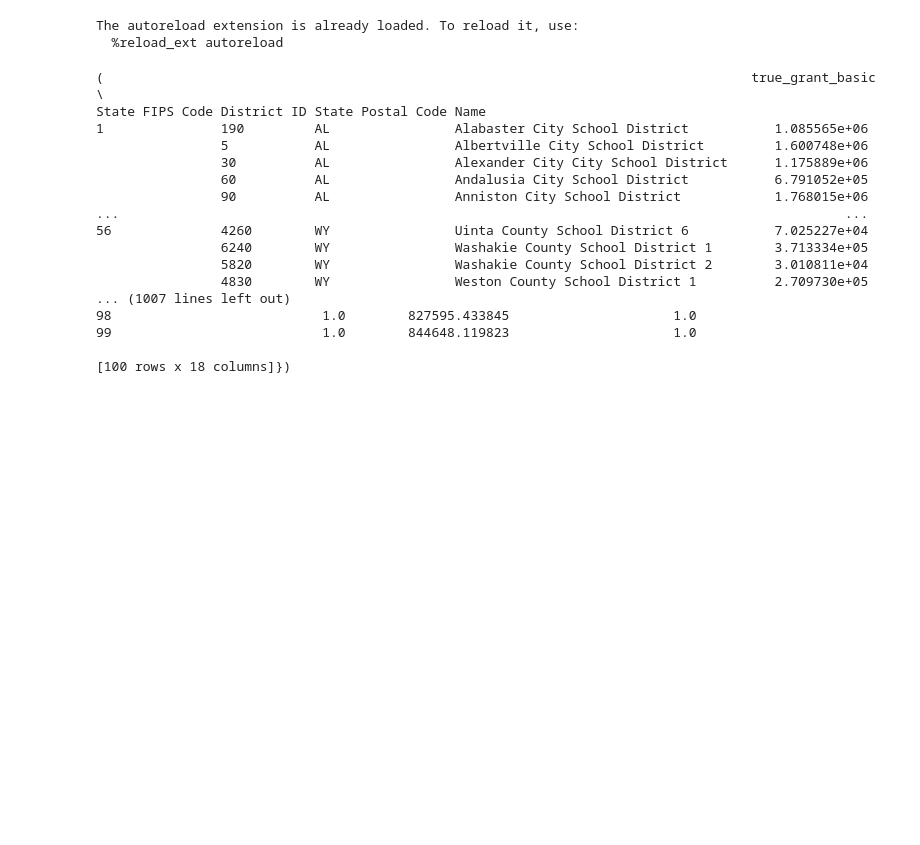
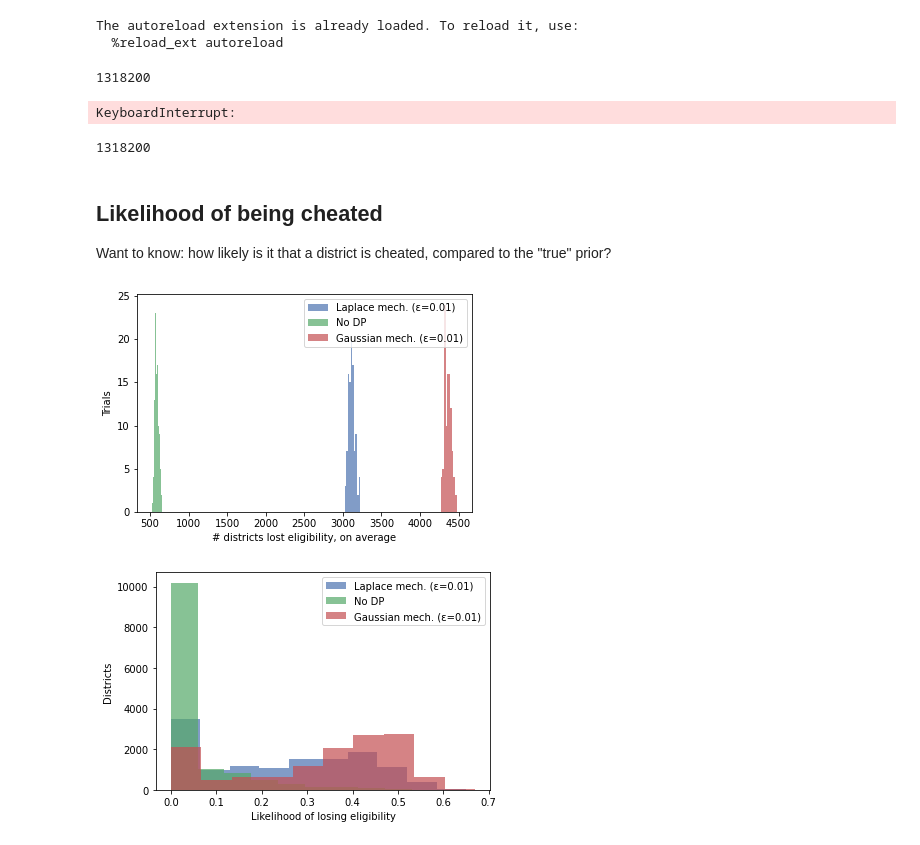
Before and after one commit to ryansteed/dp-policy, a Jupyter notebook: notebooks/plot_sampling.ipynb, the cells around one changed output. Saved outputs shown, nothing was run; the diff lists cells and outputs as text; code cells hidden in the pictures; blank space fills up the shorter version.

```diff
--- a/notebooks/plot_sampling.ipynb
+++ b/notebooks/plot_sampling.ipynb
@@ -34,10 +36,11 @@ with open('../results/bootstrap/results_nondp.pkl', 'wb') as handle:
 results.to_csv('../results/bootstrap/results_nondp.csv')
 # %%
 delta = 1e-6
-for epsilon in [2.52]:
+for epsilon in [0.01, 2.52]:
     # Laplace
     mech = Sampled(saipe, mechanism=LaplaceMech, epsilon=epsilon, delta=delta)
     results, results_laplace = collect_results(saipe, mech, sppe, num_runs=NUM_RUNS)
+    print(len(results))
     with open('../results/bootstrap/results_laplace_eps={}.pkl'.format(epsilon), 'wb') as handle:
         pickle.dump(results_laplace, handle)
     results.to_csv('../results/bootstrap/results_laplace_eps={}.csv'.format(epsilon))
@@ -45,38 +48,70 @@ for epsilon in [2.52]:
     # Gaussian
     mech = Sampled(saipe, mechanism=GaussianMech, epsilon=epsilon, delta=delta)
     results, results_gaussian = collect_results(saipe, mech, sppe, num_runs=NUM_RUNS)
+    print(len(results))
     with open('../results/bootstrap/results_gaussian_eps={}.pkl'.format(epsilon), 'wb') as handle:
         pickle.dump(results_gaussian, handle)
     results.to_csv('../results/bootstrap/results_gaussian_eps={}.csv'.format(epsilon))
 # %% [output]
-(                                                                                   true_grant_basic  \
-State FIPS Code District ID State Postal Code Name
-1               190         AL                Alabaster City School District           1.085565e+06
-                5           AL                Albertville City School District         1.600748e+06
-                30          AL                Alexander City City School District      1.175889e+06
-                60          AL                Andalusia City School District           6.791052e+05
-                90          AL                Anniston City School District            1.768015e+06
-...                                                                                             ...
-56              4260        WY                Uinta County School District 6           7.025227e+04
-                6240        WY                Washakie County School District 1        3.713334e+05
-                5820        WY                Washakie County School District 2        3.010811e+04
-                4830        WY                Weston County School District 1          2.709730e+05
-... (1007 lines left out)
-98                           1.0        827595.433845                     1.0
-99                           1.0        844648.119823                     1.0
-
-[100 rows x 18 columns]})
+1318200
+KeyboardInterrupt:
 # %%
 col_grant = "basic" # choices: basic, targeted, concentration, total
 epsilon = 0.01
 # %%
 with open("../results/bootstrap/results_nondp.pkl", 'rb') as handle:
     results_sampling = pickle.load(handle)
+df_sampling = pd.read_csv("../results/bootstrap/results_nondp.csv")
 
 path_laplace = "../results/bootstrap/results_laplace_eps={}.pkl".format(epsilon)
 with open(path_laplace, 'rb') as handle:
     results_laplace = pickle.load(handle)
+df_laplace = pd.read_csv("../results/bootstrap/results_laplace_eps={}.csv".format(epsilon))
+print(len(df_laplace))
 
 path_gaussian = "../results/bootstrap/results_gaussian_eps={}.pkl".format(epsilon)
 with open(path_gaussian, 'rb') as handle:
     results_gaussian = pickle.load(handle)
+df_gaussian = pd.read_csv("../results/bootstrap/results_gaussian_eps={}.csv".format(epsilon))
+# %% [output]
+1318200
+# %% [markdown]
+## Likelihood of being cheated
+
+Want to know: how likely is it that a district is cheated, compared to the "true" prior?
+# %%
+for treatment, df in {
+  "Laplace mech. (ε={})".format(epsilon): df_laplace,
+  "No DP": df_sampling,
+  "Gaussian mech. (ε={})".format(epsilon): df_gaussian
+}.items():
+  # "cheated" when ineligible but should have been eligible under the prior
+  df["lost_eligibility"] = \
+    ~df["est_eligible_{}".format(col_grant)] & df["true_eligible_{}".format(col_grant)]
+  x = df.groupby('run')["lost_eligibility"].sum()
+  plt.hist(x, bins=num_bins, label=treatment, alpha=0.7)
+
+plt.xlabel("# districts lost eligibility, on average")
+plt.ylabel("Trials")
+plt.legend(loc='upper right')
+plt.show()
+
+
+for treatment, df in {
+  "Laplace mech. (ε={})".format(epsilon): df_laplace,
+  "No DP": df_sampling,
+  "Gaussian mech. (ε={})".format(epsilon): df_gaussian
+}.items():
+  # "cheated" when ineligible but should have been eligible under the prior
+  df["lost_eligibility"] = \
+    ~df["est_eligible_{}".format(col_grant)] & df["true_eligible_{}".format(col_grant)]
+  x = df.groupby(['State FIPS Code', 'District ID'])["lost_eligibility"].mean()
+  plt.hist(x, bins=num_bins, label=treatment, alpha=0.7)
+
+plt.xlabel("Likelihood of losing eligibility")
+plt.ylabel("Districts")
+plt.legend(loc='upper right')
+plt.show()
+# %% [output]
+[figure, added]
+[figure, added]
```
Also changed, not shown: parts of 8 cells of this notebook.
